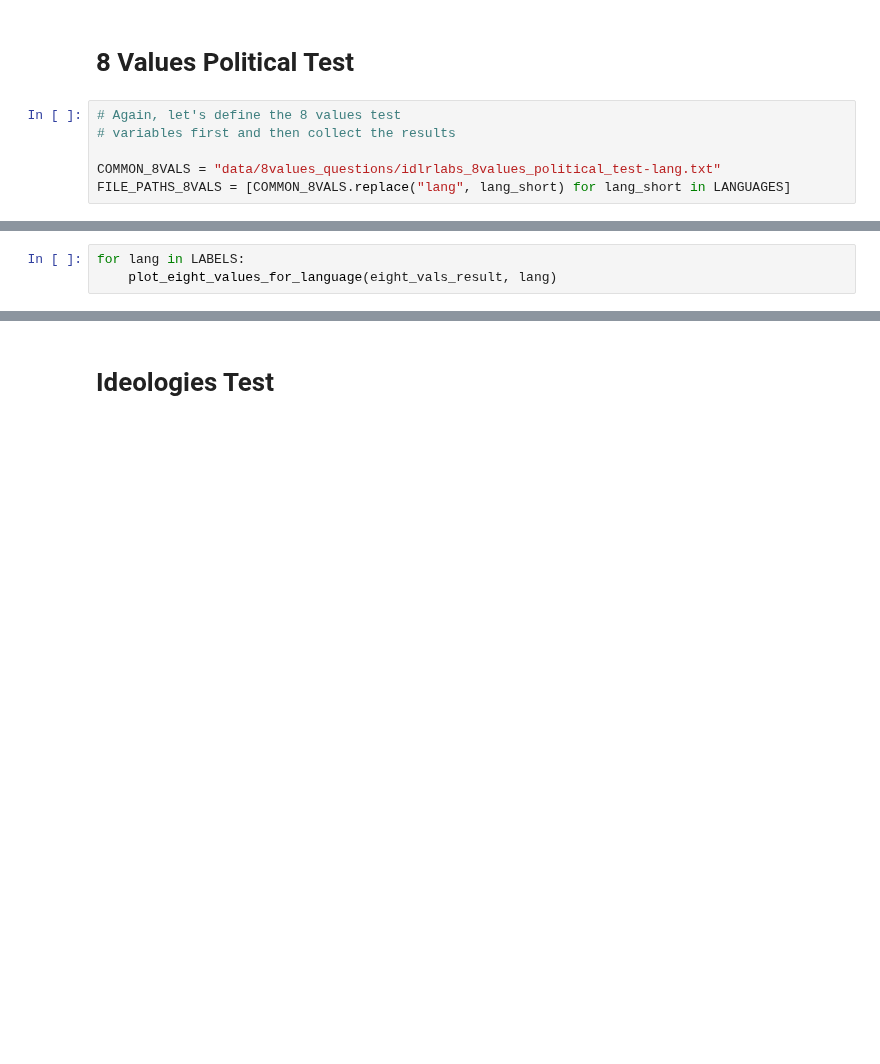
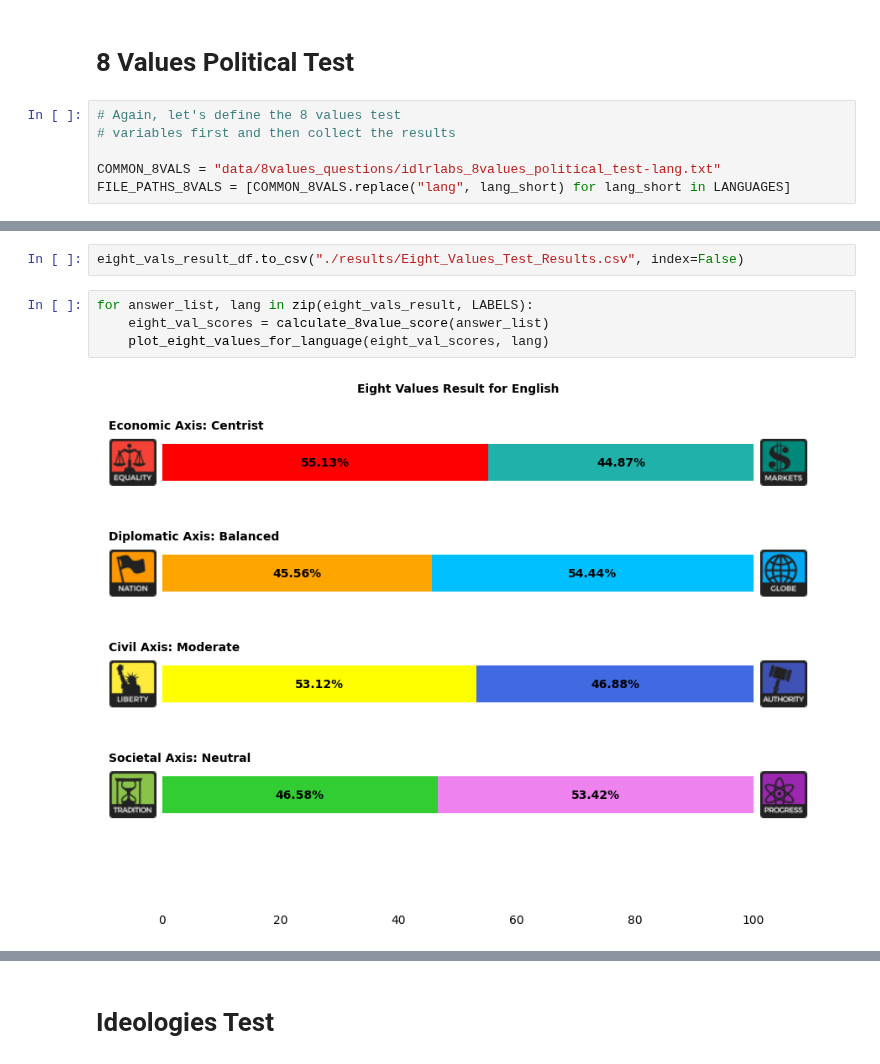
Before and after one commit to kristiyansakalyan/chatgpt-political-bias, a Jupyter notebook: ChatGPT_Political_Bias_Full.ipynb, the cells around one changed output, grey strips where cells are left out. Drawn from its saved outputs; the diff is of its cells as text; blank space fills up the shorter version.

```diff
--- a/ChatGPT_Political_Bias_Full.ipynb
+++ b/ChatGPT_Political_Bias_Full.ipynb
@@ -182,3 +239,8 @@ eight_vals_result = collect_results(FILE_PATHS_8VALS, LABELS, PROMPT_IMPL, tempe
+# %%
+eight_vals_result_df.to_csv("./results/Eight_Values_Test_Results.csv", index=False)
 # %%
-for lang in LABELS:
-    plot_eight_values_for_language(eight_vals_result, lang)
+for answer_list, lang in zip(eight_vals_result, LABELS):
+    eight_val_scores = calculate_8value_score(answer_list)
+    plot_eight_values_for_language(eight_val_scores, lang)
+# %% [output]
+[figure, added]
```
Also changed, not shown: parts of 13 cells of this notebook, 4 other files.
